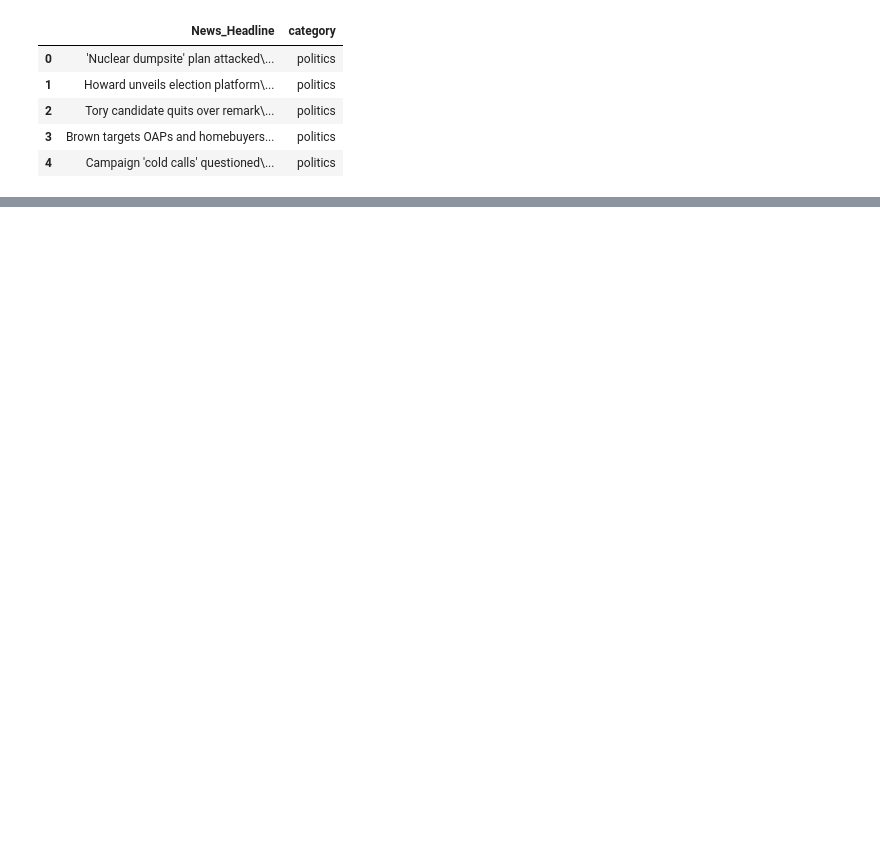
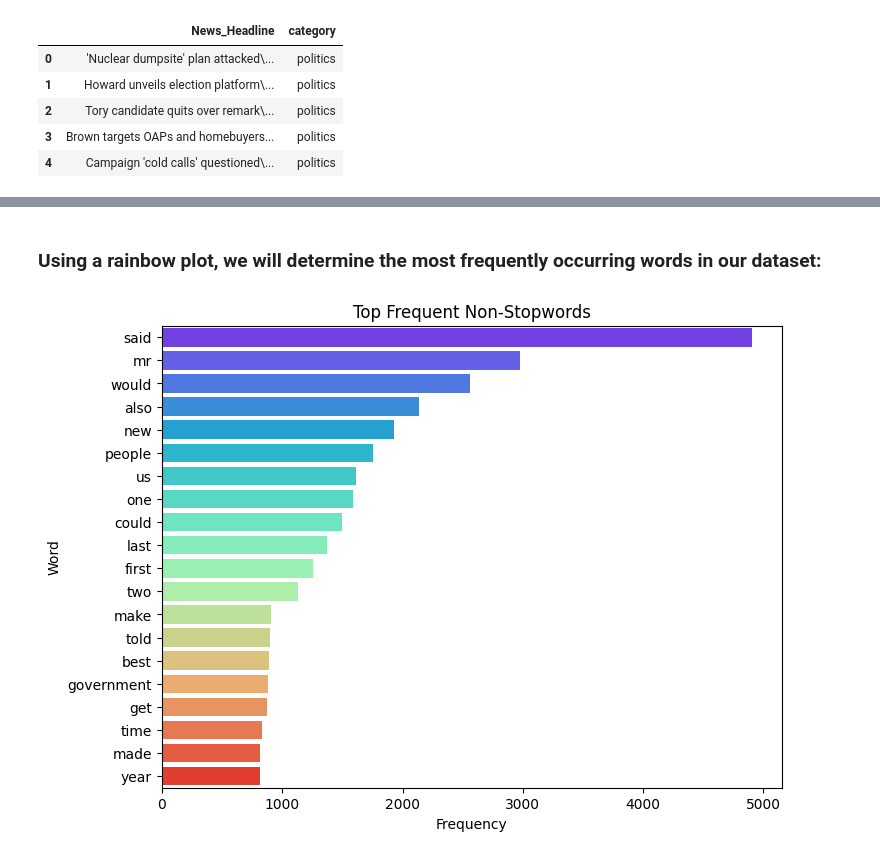
Before and after one commit to IpsitaDas1510/justify, a Jupyter notebook: ml/train.ipynb, the cells around one changed output, grey strips where cells are left out. Drawn from its saved outputs; the diff is of its cells as text; code cells hidden in the pictures; blank space fills up the shorter version.

```diff
--- a/ml/train.ipynb
+++ b/ml/train.ipynb
@@ -150,0 +201,49 @@ bbc_text.head()
+# %% [markdown]
+### Using a rainbow plot, we will determine the most frequently occurring words in our dataset:
+# %%
+import pandas as pd
+from collections import Counter
+import seaborn as sns
+import matplotlib.pyplot as plt
+
+def top_frequent_words(data):
+    stop = set(stopwords.words('english'))
+
+    data_split = data.str.lower().str.split()
+    data_list = data_split.values.tolist()
+    corpus = [word for i in data_list for word in i]
+
+    counter = Counter(corpus)
+    most_common = counter.most_common()
+
+    words, counts = [], []
+    for word, count in most_common:
+        if word not in stop and word.isalpha():
+            words.append(word)
+            counts.append(count)
+        if len(words) == 20:
+            break
+
+    # Create DataFrame for seaborn
+    plot_df = pd.DataFrame({
+        "word": words,
+        "count": counts
+    })
+
+    plt.figure(figsize=(8, 6))
+    sns.barplot(
+        data=plot_df,
+        x="count",
+        y="word",
+        hue="word",
+        palette="rainbow",
+        legend=False
+    )
+    plt.title("Top Frequent Non-Stopwords")
+    plt.xlabel("Frequency")
+    plt.ylabel("Word")
+    plt.show()
+
+top_frequent_words(bbc_text["News_Headline"])
+# %% [output]
+[figure, added]
```
Also changed, not shown: parts of 10 cells of this notebook.
